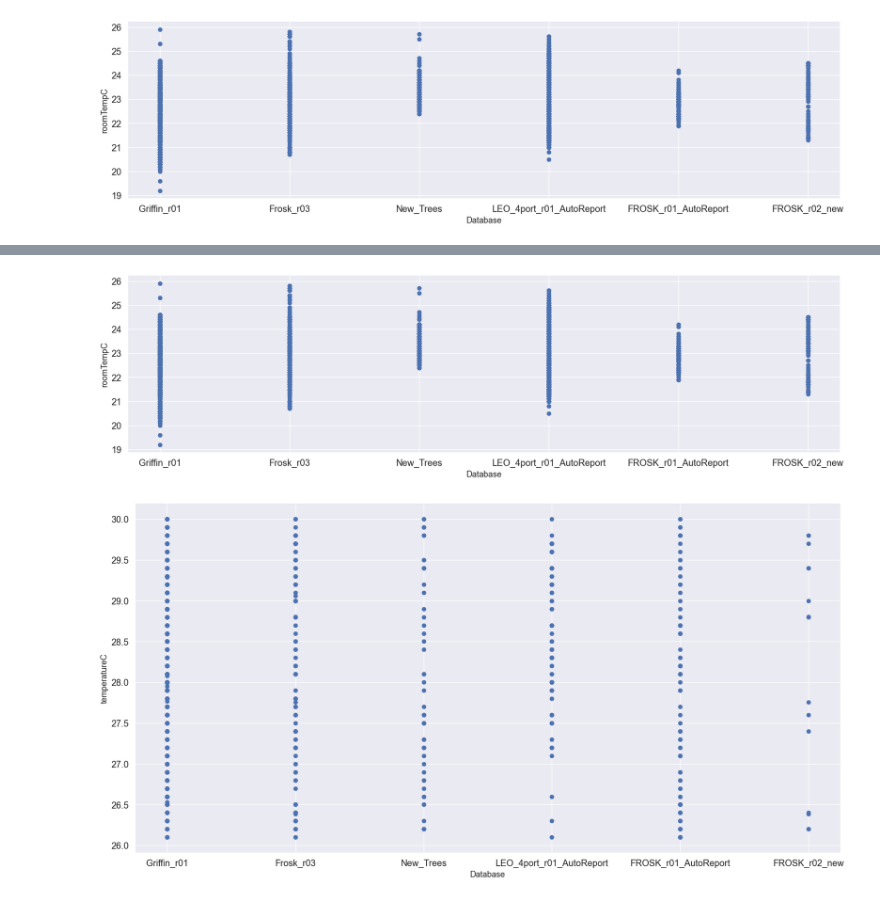
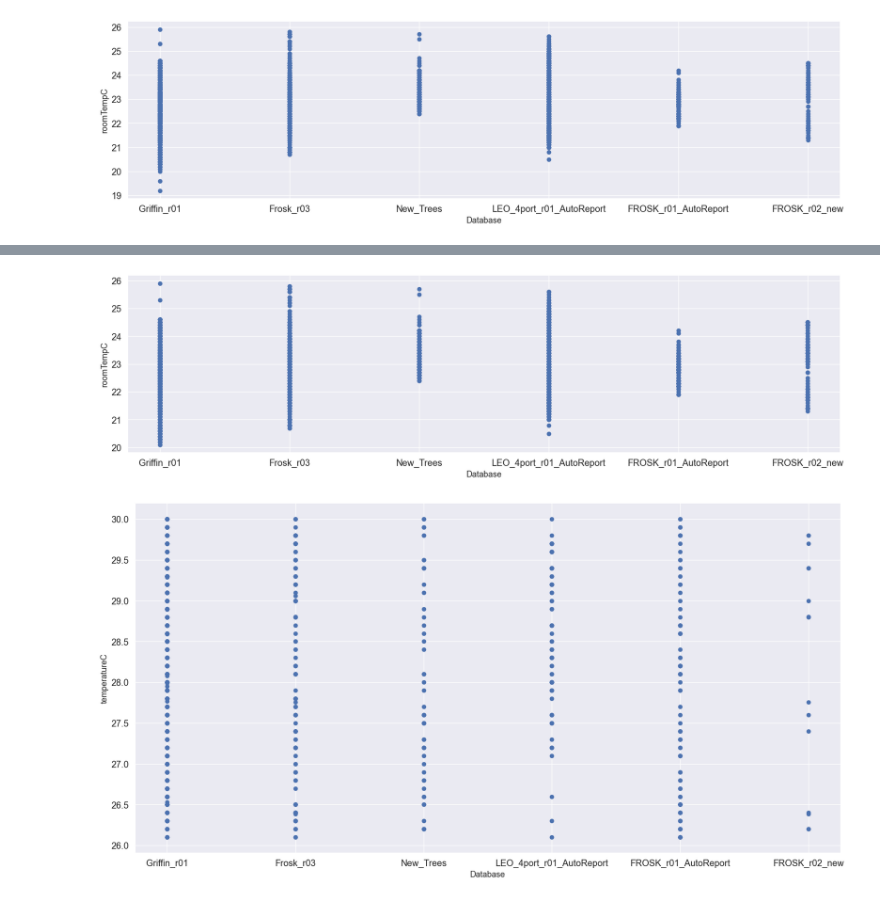
Before and after one commit to Hot-KimChi/Temperature_Modeling_Check, a Jupyter notebook: Temperature measurement_by measSet.ipynb, the cells around one changed output, grey strips where cells are left out. Drawn from its saved outputs; the diff is of its cells as text; code cells hidden in the pictures.

```diff
--- a/Temperature measurement_by measSet.ipynb
+++ b/Temperature measurement_by measSet.ipynb
@@ -382,13 +393,13 @@ plt.show()
 # %%
-AOP_data = AOP_data[AOP_data['roomTempC'] > 18]
+AOP_data = AOP_data[AOP_data['roomTempC'] > 20]
 
 fig, axs = plt.subplots(figsize=(20, 5))
 axs.scatter(x=AOP_data['Database'], y=AOP_data['roomTempC'])
 plt.xlabel('Database', fontsize=13)
 plt.ylabel('roomTempC', fontsize=13)
 plt.show()
 # %% [output]
-[figure, old version]
+[figure, new version]
 # %%
 # temperatureC가 26도 이하인 데이터만 필터링
 filtered_data = AOP_data[AOP_data['temperatureC'] <= 30]
```
Also changed, not shown: parts of 17 cells of this notebook.
